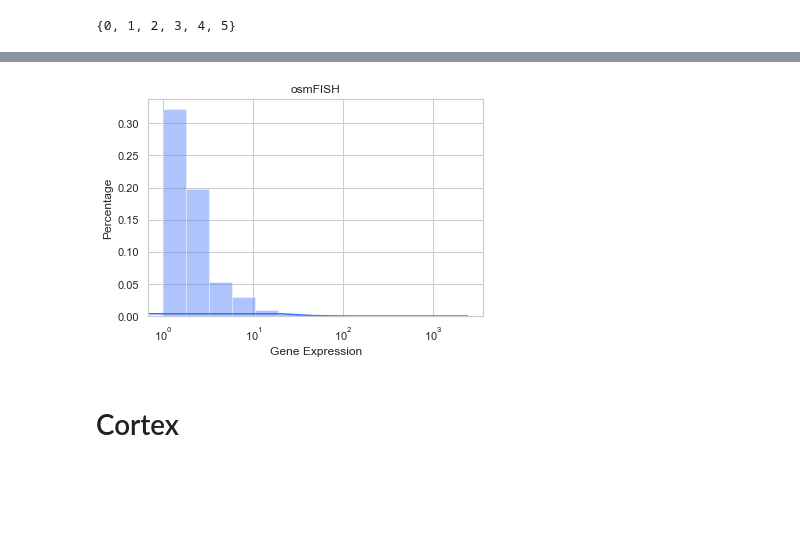
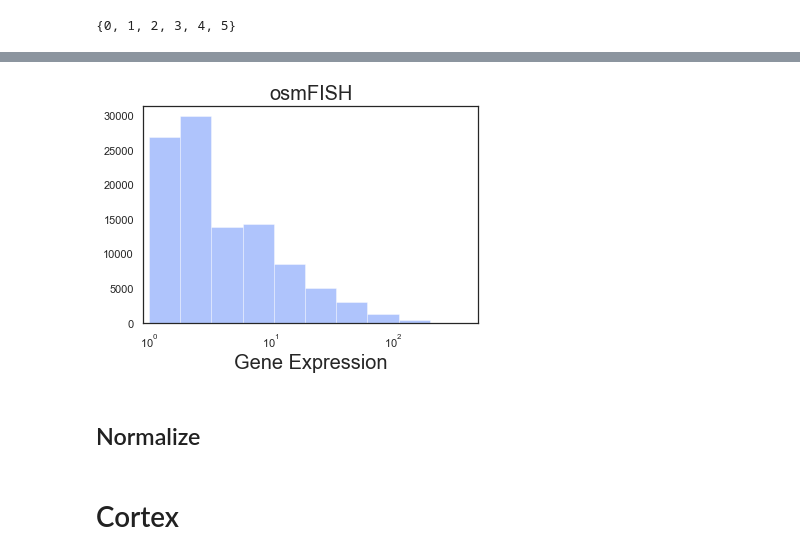
Before and after one commit to shiyinw/singlecell_casuality, a Jupyter notebook: load_datasets.ipynb, the cells around one changed output, grey strips where cells are left out. Cells and saved outputs as stored; diff of their text form; code cells hidden in the pictures; blank space fills up the shorter version.

```diff
--- a/load_datasets.ipynb
+++ b/load_datasets.ipynb
@@ -59,9 +52,11 @@ plt.savefig("figure/scatter/osmFISH.pdf", bbox_inches='tight')
 # %%
-sns.distplot(osmFISH_dataset.X.flatten(), label="osmFISH", bins=np.logspace(0,np.log(10),10))
-plt.title("osmFISH")
-plt.xlabel("Gene Expression")
-plt.ylabel("Percentage")
+sns.set(style="white", palette="rainbow")
+sns.distplot(smfish_dataset.X.flatten(), kde=False, label="osmFISH", bins=np.logspace(0,np.log(10),10))
+plt.title("osmFISH", fontsize=20)
+plt.xlabel("Gene Expression", fontsize=20)
+plt.ylabel("")
 plt.xscale("log")
+plt.xlim(0.9, 500)
 plt.savefig("figure/dist/osmFISH.pdf", bbox_inches='tight')
 # %% [output]
-[figure, old version]
+[figure, new version]
@@ -68,2 +67,4 @@ plt.savefig("figure/dist/osmFISH.pdf", bbox_inches='tight')
 # %%
 ?sns.distplot
+# %% [markdown]
+## Normalize
```
Also changed, not shown: parts of 54 cells of this notebook, 17 other files.
